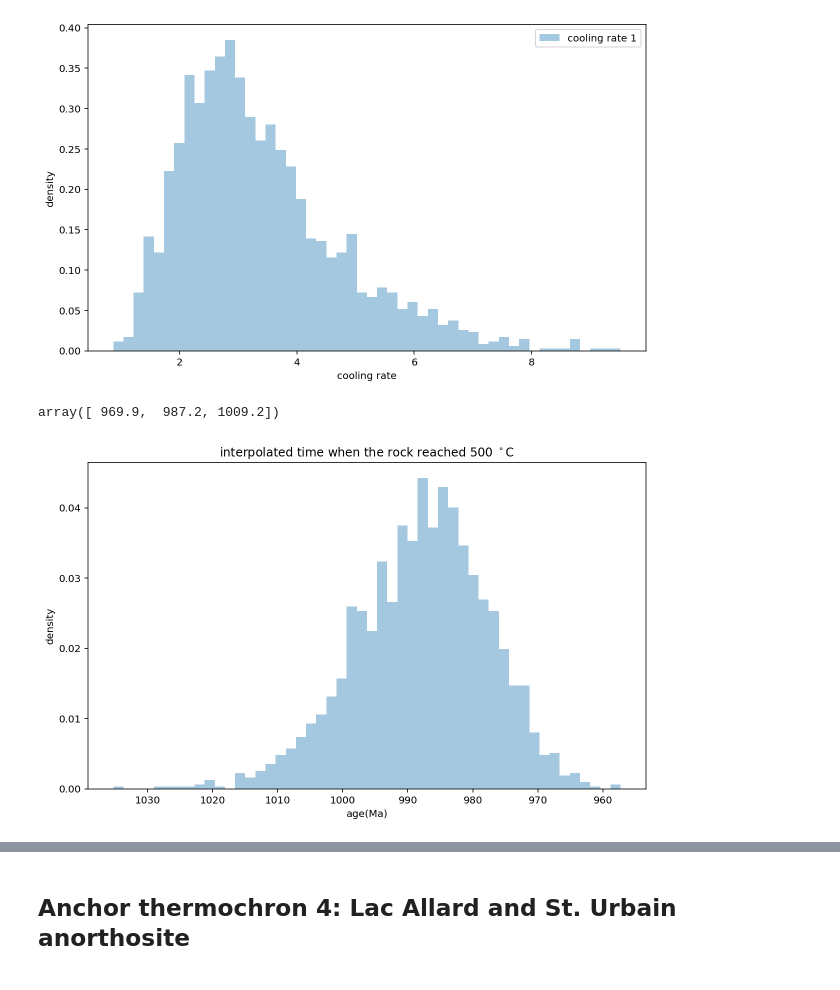
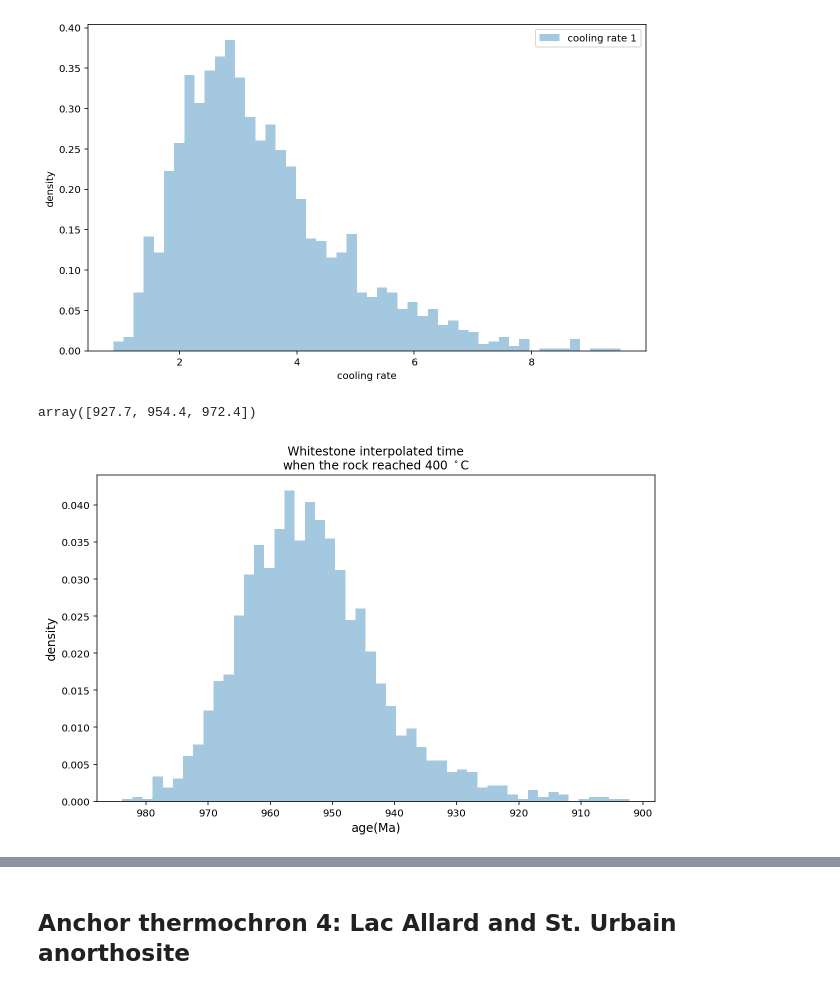
Before and after one commit to Swanson-Hysell-Group/Grenville_seminar, a Jupyter notebook: code/cooling_model.ipynb, the cells around one changed output, grey strips where cells are left out. Drawn from its saved outputs; the diff is of its cells as text; code cells hidden in the pictures.

```diff
--- a/code/cooling_model.ipynb
+++ b/code/cooling_model.ipynb
@@ -225,5 +225,6 @@ plt.show()
 # %% [output]
 [figure]
 # %%
-Haliburton_age_at_500 = find_age_at_temp(Haliburton_trace_df, Haliburton_nominal_ages, 450, n_rates=3)
+acquisition_temp = 400
+Haliburton_magnetization_age = find_age_at_temp(Haliburton_trace_df, Haliburton_nominal_ages, acquisition_temp, n_rates=3)
 # %%
@@ -502,20 +504,22 @@ plt.show()
 # %% [output]
 [figure]
 # %%
-Whitestone_age_at_500 = find_age_at_temp(Whitestone_trace_df, Whitestone_nominal_ages, 500, n_rates=1)
+Whitestone_magnetization_age = find_age_at_temp(Whitestone_trace_df, Whitestone_nominal_ages, acquisition_temp, n_rates=1)
 # %%
-np.round(np.percentile(Whitestone_age_at_500, [2.5, 50, 97.5]), 1)
+np.round(np.percentile(Whitestone_magnetization_age, [2.5, 50, 97.5]), 1)
 # %% [output]
-array([ 969.9,  987.2, 1009.2])
+array([927.7, 954.4, 972.4])
 # %%
 plt.figure(figsize=(10,6))
-sns.distplot(Whitestone_age_at_500, kde=0, bins=50, norm_hist=1)
-plt.xlabel('age(Ma)')
-plt.ylabel('density')
-plt.title('interpolated time when the rock reached 500 $^\circ$C' )
+sns.distplot(Whitestone_magnetization_age, kde=0, bins=50, norm_hist=1)
+plt.xlabel('age(Ma)', fontsize=12)
+plt.ylabel('density', fontsize=12)
+plt.title('Whitestone interpolated time\nwhen the rock reached ' + str(acquisition_temp)+' $^\circ$C', fontsize=12)
 plt.gca().invert_xaxis()
+plt.savefig('../figure/Whitestone_acquisition_temp.pdf', bbox_inches='tight')
+
 plt.show()
 # %% [output]
-[figure, old version]
+[figure, new version]
 # %%
 n_samples = 1000
```
Also changed, not shown: parts of 22 cells of this notebook, 1 other file.
